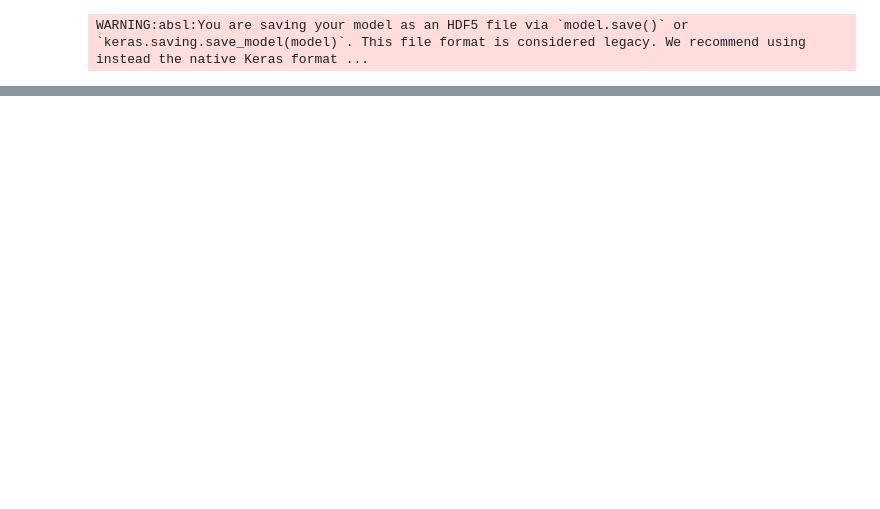
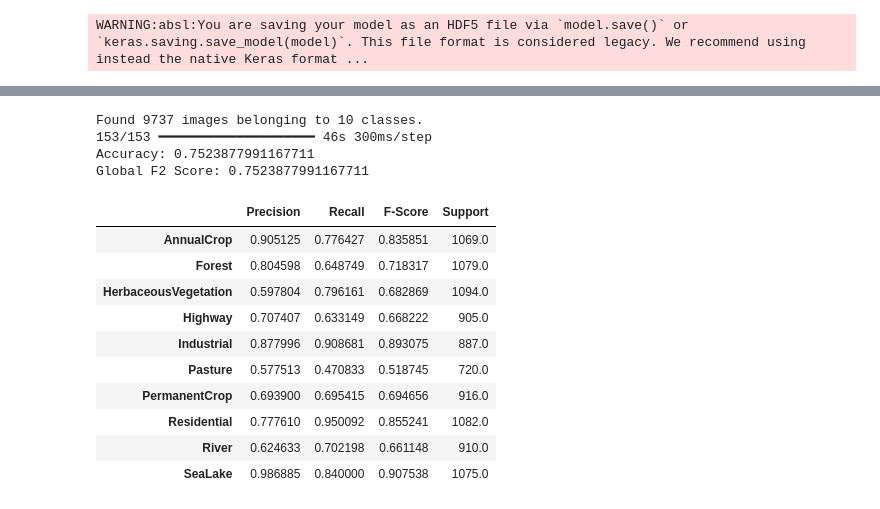
Before and after one commit to ousghao/deep_learning, a Jupyter notebook: classification/satellite_CNN.ipynb, the cells around one changed output, grey strips where cells are left out. Drawn from its saved outputs; the diff is of its cells as text; code cells hidden in the pictures; blank space fills up the shorter version.

```diff
--- a/classification/satellite_CNN.ipynb
+++ b/classification/satellite_CNN.ipynb
@@ -574,0 +701,58 @@ WARNING:absl:You are saving your model as an HDF5 file via `model.save()` or `ke
+# %%
+vgg16_model.load_weights('models/model.weights.best.keras')
+
+# ensure we have an ordered list of class labels (index -> name)
+try:
+    # use existing class_labels if already created in the notebook
+    _ = class_labels
+except NameError:
+    inv = {v: k for k, v in train_generator.class_indices.items()}
+    class_labels = [inv[i] for i in range(len(inv))]
+
+test_generator_new = test_gen.flow_from_directory(
+    directory=TEST_DIR,
+    target_size=(64, 64),
+    batch_size=1,
+    class_mode=None,
+    color_mode='rgb',
+    shuffle=False,
+    seed=69
+)
+
+# Collect all images into a single numpy array and call predict on that array
+# (some TF versions raise structure errors when passing DirectoryIterator directly)
+test_generator_new.reset()
+X_list = []
+for _ in range(test_generator_new.samples):
+    batch = next(test_generator_new)
+    # DirectoryIterator may yield either ndarray (batch_x) or (batch_x, ...)
+    if isinstance(batch, (list, tuple)):
+        batch_x = batch[0]
+    else:
+        batch_x = batch
+    X_list.append(batch_x[0])
+
+X_test = np.stack(X_list, axis=0).astype(np.float32)
+
+predictions = vgg16_model.predict(X_test, batch_size=64, verbose=1)
+predicted_classes = np.argmax(predictions, axis=1)
+true_classes = test_generator_new.classes
+
+prf, conf_mat = display_results(true_classes, predicted_classes, class_labels)
+prf
+# %% [output]
+Found 9737 images belonging to 10 classes.
+153/153 ━━━━━━━━━━━━━━━━━━━━ 46s 300ms/step
+Accuracy: 0.7523877991167711
+Global F2 Score: 0.7523877991167711
+|  | Precision | Recall | F-Score | Support |
+| AnnualCrop | 0.905125 | 0.776427 | 0.835851 | 1069.0 |
+| Forest | 0.804598 | 0.648749 | 0.718317 | 1079.0 |
+| HerbaceousVegetation | 0.597804 | 0.796161 | 0.682869 | 1094.0 |
+| Highway | 0.707407 | 0.633149 | 0.668222 | 905.0 |
+| Industrial | 0.877996 | 0.908681 | 0.893075 | 887.0 |
+| Pasture | 0.577513 | 0.470833 | 0.518745 | 720.0 |
+| PermanentCrop | 0.693900 | 0.695415 | 0.694656 | 916.0 |
+| Residential | 0.777610 | 0.950092 | 0.855241 | 1082.0 |
+| River | 0.624633 | 0.702198 | 0.661148 | 910.0 |
+| SeaLake | 0.986885 | 0.840000 | 0.907538 | 1075.0 |
```
Also changed, not shown: parts of 13 cells of this notebook, 6 other files.
